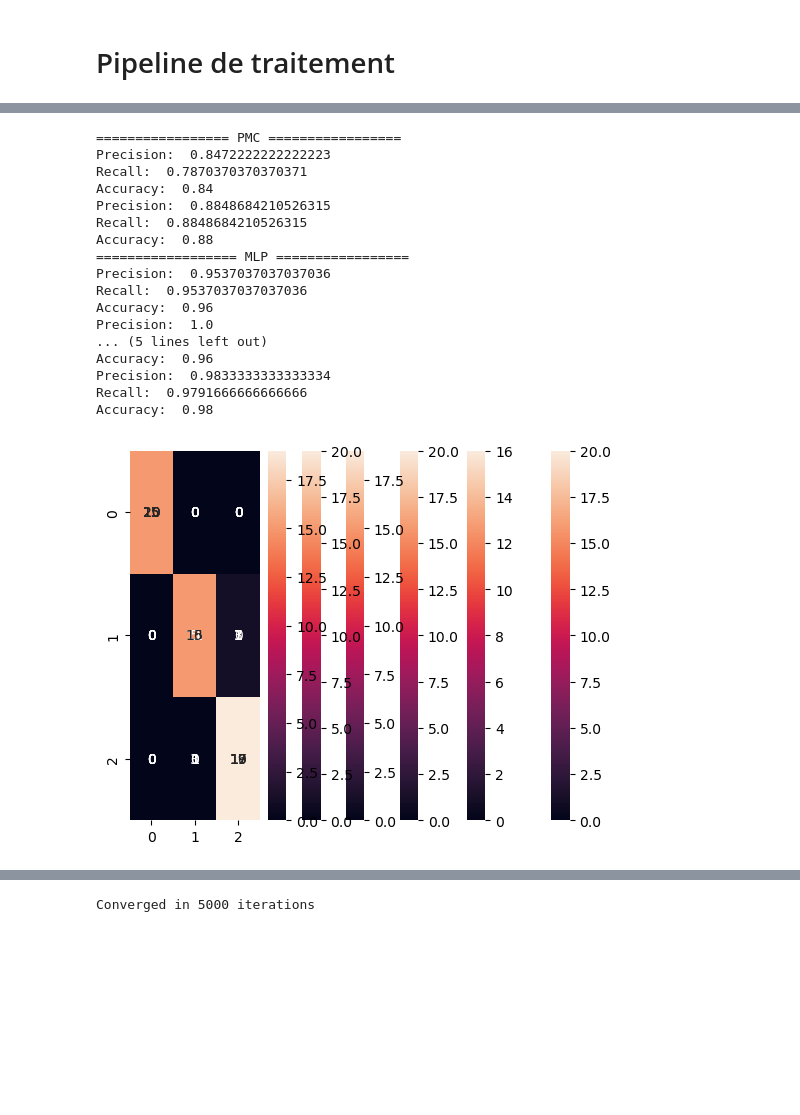
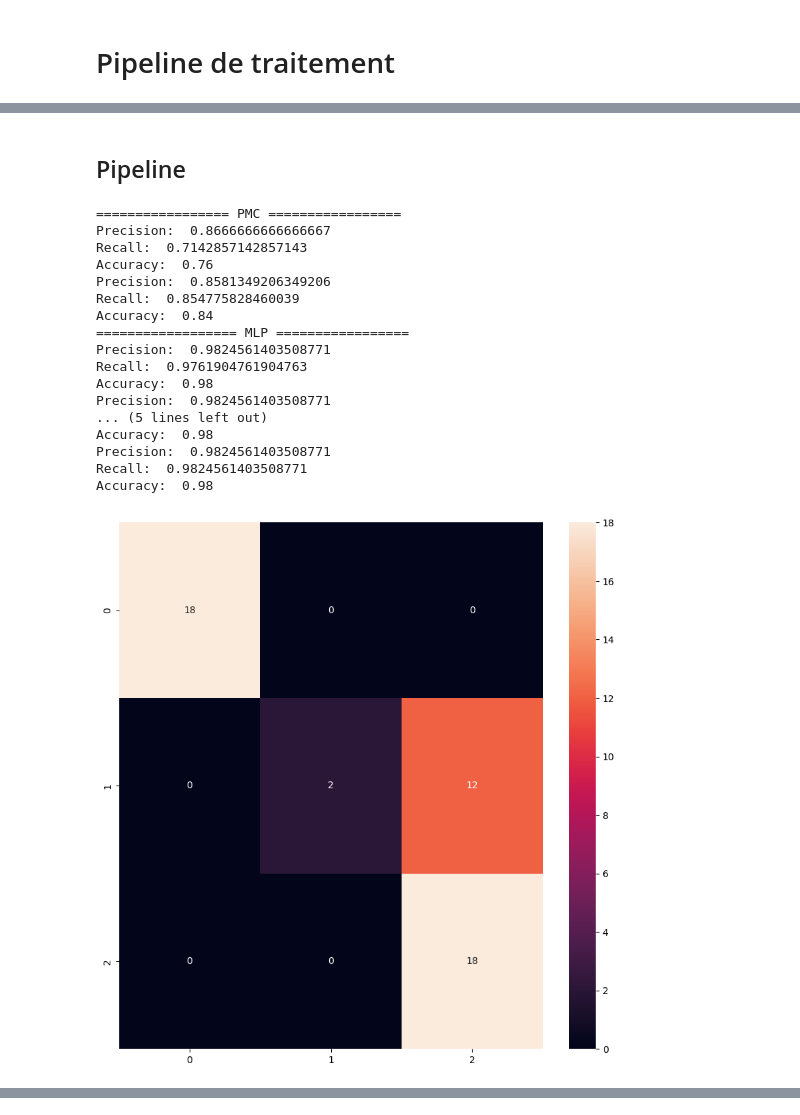
Before and after one commit to Jocelyn-Bournier/TAA_TP1NN, a Jupyter notebook: TP1_NN_BOURNIER_BOUAMRA.ipynb, the cells around one changed output, grey strips where cells are left out. Drawn from its saved outputs; the diff is of its cells as text; code cells hidden in the pictures; blank space fills up the shorter version.

```diff
--- a/TP1_NN_BOURNIER_BOUAMRA.ipynb
+++ b/TP1_NN_BOURNIER_BOUAMRA.ipynb
@@ -75,9 +85,11 @@ class Bagging:
     def choose_prediction(self, X):
         predictions = self.predict(X)
         return np.array([np.argmax(np.bincount(predictions[i])) for i in range(len(predictions))])
+# %% [markdown]
+## Pipeline
 # %%
-def LoadAndProcess(path, n_features, sep =';', scaled = True):
-    data = pd.read_csv(path, sep=sep)
+def LoadAndProcess(path, n_features, scaled = True):
+    data = pd.read_csv(path, delim_whitespace=True)
 
     if scaled:
         scaler = StandardScaler()
@@ -105,4 +117,5 @@ def performance(y_test, y_pred):
     print("Precision: ", precision_score(y_test, y_pred, average='macro'))
     print("Recall: ", recall_score(y_test, y_pred, average='macro'))
     print("Accuracy: ", accuracy_score(y_test, y_pred))
+    plt.figure(figsize=(10, 10))
     sns.heatmap(confusion_matrix(y_test, y_pred), annot=True, fmt='g')
@@ -117,7 +122,7 @@ def pmc_train(model, max_iters, X_train, y_train):
 # %%
-def Pipeline(path, n_classes, n_features, sep):
-    X_train, X_test, y_train, y_test = LoadAndProcess(path, n_features, sep)
-    Xtr_scaled, Xt_scaled, ytr_scaled, yt_scaled = LoadAndProcess(path, n_features, sep, scaled=True)
+def Pipeline(path, n_classes, n_features):
+    X_train, X_test, y_train, y_test = LoadAndProcess(path, n_features)
+    Xtr_scaled, Xt_scaled, ytr_scaled, yt_scaled = LoadAndProcess(path, n_features, scaled=True)
 
     # ==== PMC ====
 
@@ -164,23 +169,23 @@ def Pipeline(path, n_classes, n_features, sep):
     performance(y_test, t_preds)
     performance(yt_scaled, t_s_preds)
 # %%
-Pipeline("iris.txt", 3, 4, '\t')
+Pipeline("iris.txt", 3, 4)
 # %% [output]
 ================= PMC =================
-Precision:  0.8472222222222223
-Recall:  0.7870370370370371
+Precision:  0.8666666666666667
+Recall:  0.7142857142857143
+Accuracy:  0.76
+Precision:  0.8581349206349206
+Recall:  0.854775828460039
 Accuracy:  0.84
-Precision:  0.8848684210526315
-Recall:  0.8848684210526315
-Accuracy:  0.88
 ================== MLP =================
-Precision:  0.9537037037037036
-Recall:  0.9537037037037036
-Accuracy:  0.96
-Precision:  1.0
+Precision:  0.9824561403508771
+Recall:  0.9761904761904763
+Accuracy:  0.98
+Precision:  0.9824561403508771
 ... (5 lines left out)
-Accuracy:  0.96
-Precision:  0.9833333333333334
-Recall:  0.9791666666666666
 Accuracy:  0.98
+Precision:  0.9824561403508771
+Recall:  0.9824561403508771
+Accuracy:  0.98
-[figure, old version]
+[figure, new version]
@@ -190,13 +196,0 @@ Xtr_scaled, Xt_scaled, ytr_scaled, yt_scaled = LoadAndProcess('iris.txt', 4, "\t
-# %%
-pmc = PMC(3, 4)
-converged = False
-max_iters = 5000
-iters = 0
-predictions = []
-
-while not converged and iters < max_iters :
-    predictions, converged = pmc.fit(X_train, y_train)
-    iters += 1
-print("Converged in " + str(iters) + " iterations")
-# %% [output]
-Converged in 5000 iterations
```
Also changed, not shown: parts of 18 cells of this notebook.
